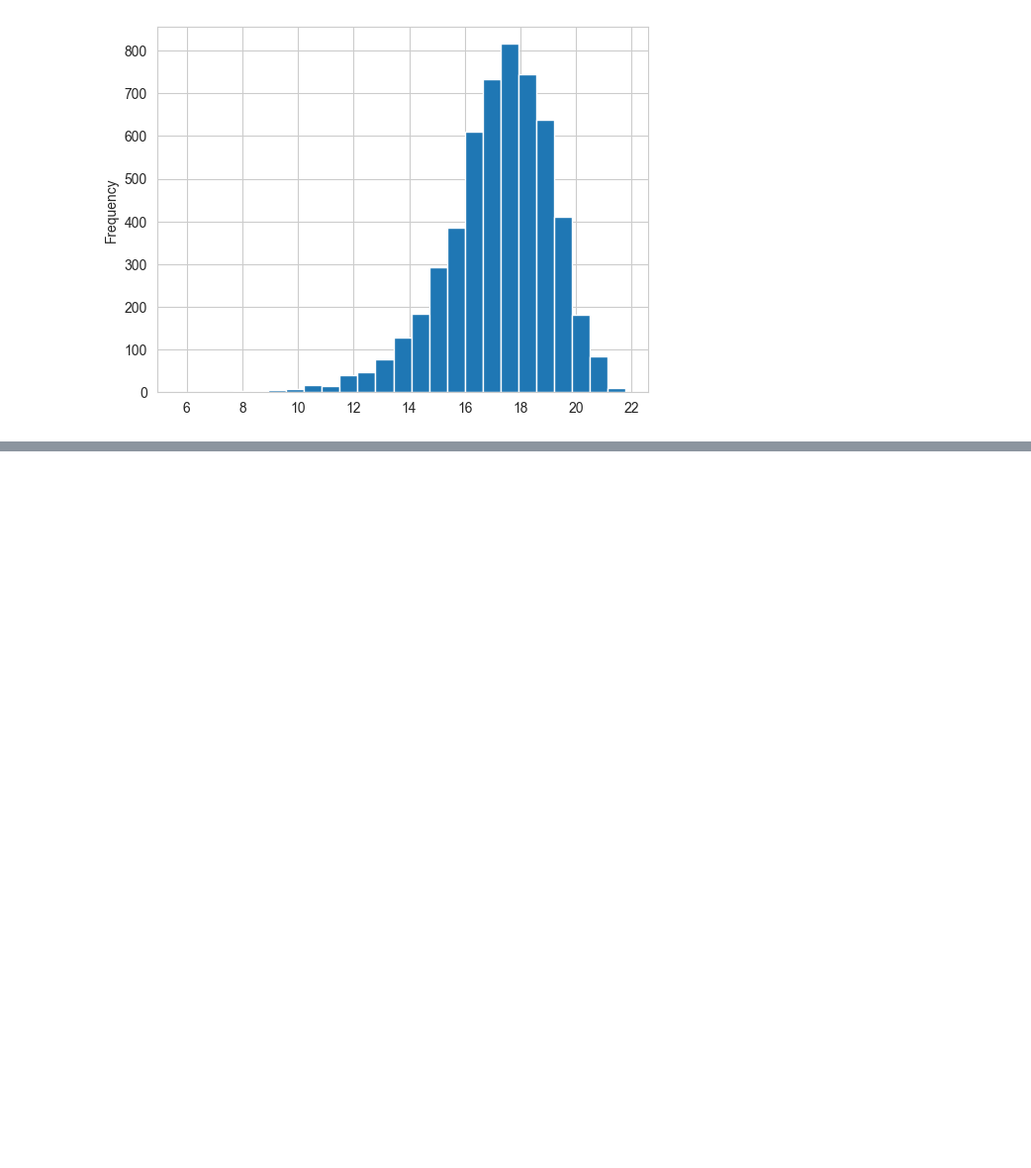
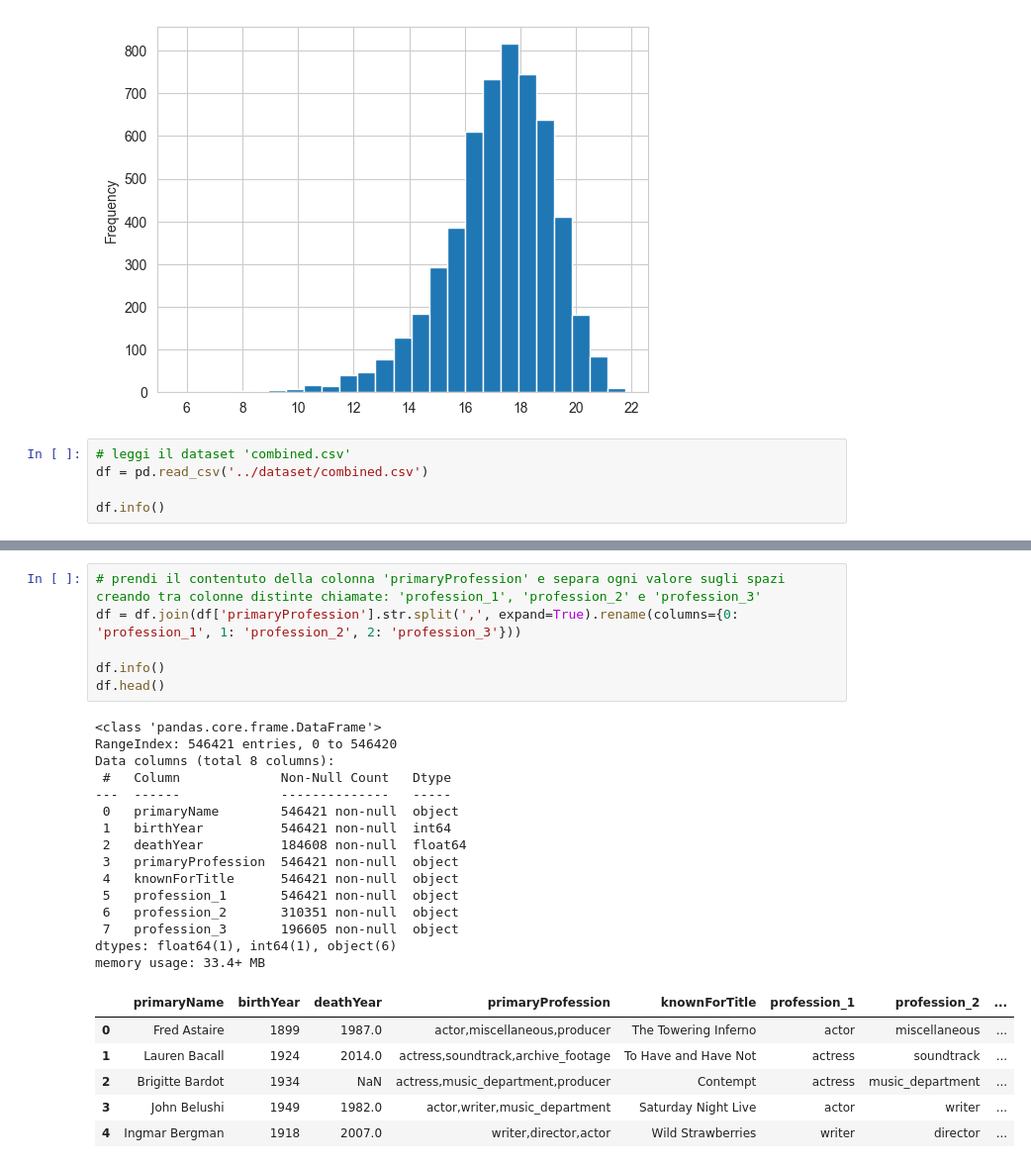
Before and after one commit to giosteh/ProgettoICon-MovieIndustryInsider, a Jupyter notebook: source/preprocessing.ipynb, the cells around one changed output, grey strips where cells are left out. Shown at 99% size. Cells and saved outputs as stored; diff of their text form; blank space fills up the shorter version.

Commit message:
Aggiunto dataset professioni

```diff
--- a/source/preprocessing.ipynb
+++ b/source/preprocessing.ipynb
@@ -248,3 +248,8 @@ plt.show()
 # %% [output]
 [figure]
 [figure]
+# %%
+# leggi il dataset 'combined.csv'
+df = pd.read_csv('../dataset/combined.csv')
+
+df.info()
@@ -250,0 +269,28 @@ plt.show()
+# %%
+# prendi il contentuto della colonna 'primaryProfession' e separa ogni valore sugli spazi creando tra colonne distinte chiamate: 'profession_1', 'profession_2' e 'profession_3'
+df = df.join(df['primaryProfession'].str.split(',', expand=True).rename(columns={0: 'profession_1', 1: 'profession_2', 2: 'profession_3'}))
+
+df.info()
+df.head()
+# %% [output]
+<class 'pandas.core.frame.DataFrame'>
+RangeIndex: 546421 entries, 0 to 546420
+Data columns (total 8 columns):
+ #   Column             Non-Null Count   Dtype
+---  ------             --------------   -----
+ 0   primaryName        546421 non-null  object
+ 1   birthYear          546421 non-null  int64
+ 2   deathYear          184608 non-null  float64
+ 3   primaryProfession  546421 non-null  object
+ 4   knownForTitle      546421 non-null  object
+ 5   profession_1       546421 non-null  object
+ 6   profession_2       310351 non-null  object
+ 7   profession_3       196605 non-null  object
+dtypes: float64(1), int64(1), object(6)
+memory usage: 33.4+ MB
+|  | primaryName | birthYear | deathYear | primaryProfession | knownForTitle | profession_1 | profession_2 | ... |
+| 0 | Fred Astaire | 1899 | 1987.0 | actor,miscellaneous,producer | The Towering Inferno | actor | miscellaneous | ... |
+| 1 | Lauren Bacall | 1924 | 2014.0 | actress,soundtrack,archive_footage | To Have and Have Not | actress | soundtrack | ... |
+| 2 | Brigitte Bardot | 1934 | NaN | actress,music_department,producer | Contempt | actress | music_department | ... |
+| 3 | John Belushi | 1949 | 1982.0 | actor,writer,music_department | Saturday Night Live | actor | writer | ... |
+| 4 | Ingmar Bergman | 1918 | 2007.0 | writer,director,actor | Wild Strawberries | writer | director | ... |
```
Also changed, not shown: parts of 4 cells of this notebook, 4 other files.
